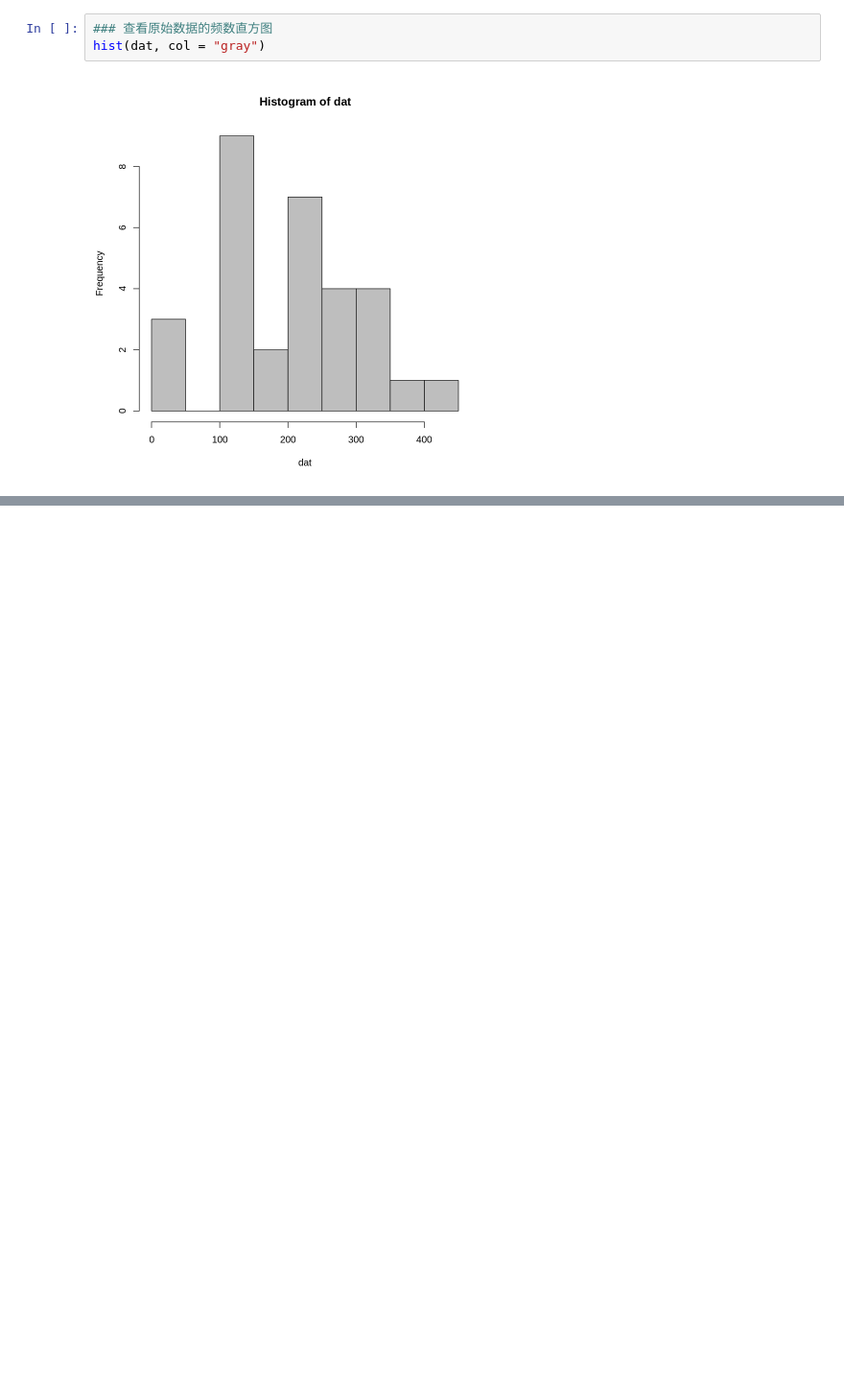
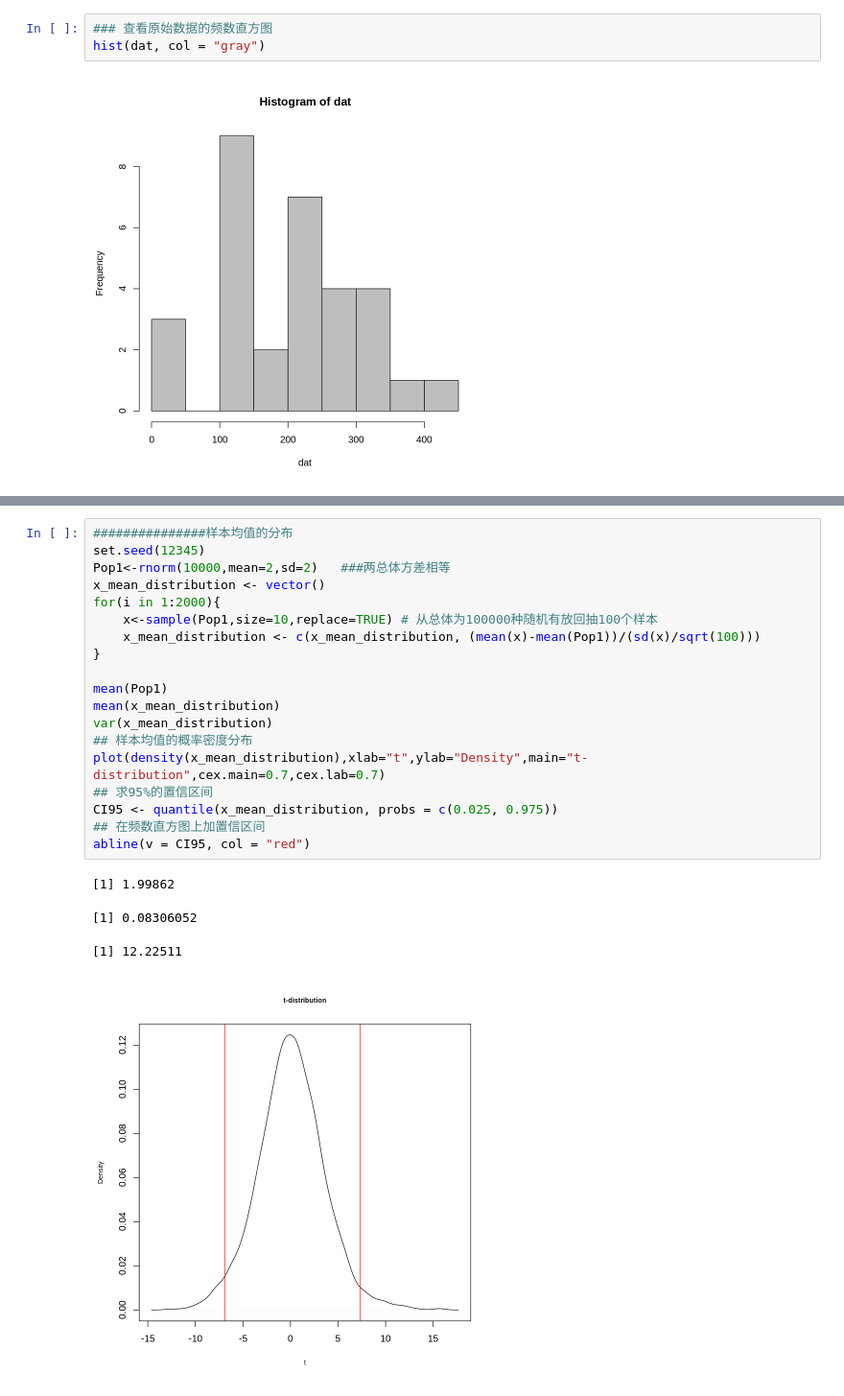
Before and after one commit to wangyang1749/linux_toturial, a Jupyter notebook: r_statistics_sample.ipynb, the cells around one changed output, grey strips where cells are left out. Shown at 96% size. Cells and saved outputs as stored; diff of their text form; blank space fills up the shorter version.

```diff
--- a/r_statistics_sample.ipynb
+++ b/r_statistics_sample.ipynb
@@ -66,0 +93,24 @@ abline(v = CI95, col = "red")
+# %%
+###############样本均值的分布
+set.seed(12345)
+Pop1<-rnorm(10000,mean=2,sd=2)   ###两总体方差相等
+x_mean_distribution <- vector()
+for(i in 1:2000){
+    x<-sample(Pop1,size=10,replace=TRUE) # 从总体为100000种随机有放回抽100个样本
+    x_mean_distribution <- c(x_mean_distribution, (mean(x)-mean(Pop1))/(sd(x)/sqrt(100)))
+}
+
+mean(Pop1)
+mean(x_mean_distribution)
+var(x_mean_distribution)
+## 样本均值的概率密度分布
+plot(density(x_mean_distribution),xlab="t",ylab="Density",main="t-distribution",cex.main=0.7,cex.lab=0.7)
+## 求95%的置信区间
+CI95 <- quantile(x_mean_distribution, probs = c(0.025, 0.975))
+## 在频数直方图上加置信区间
+abline(v = CI95, col = "red")
+# %% [output]
+[1] 1.99862
+[1] 0.08306052
+[1] 12.22511
+[figure, added]
```
Also changed, not shown: parts of 3 cells of this notebook, 2 other files.
